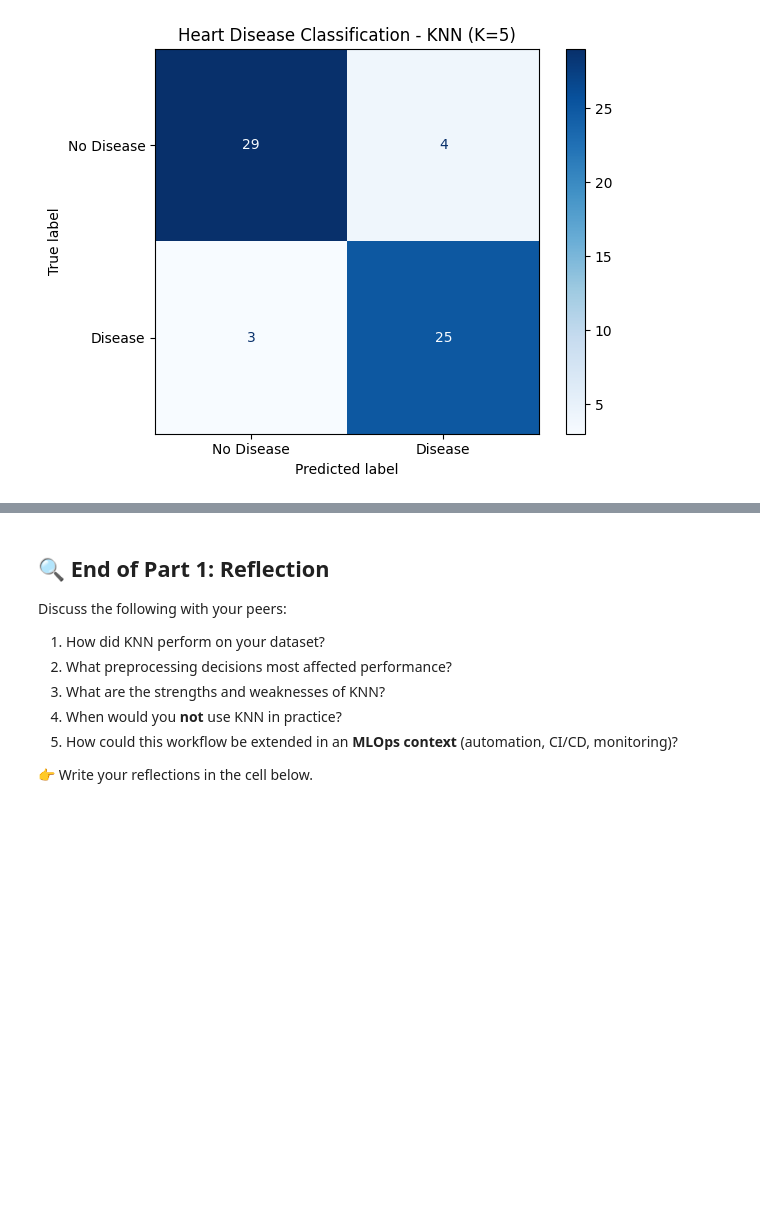
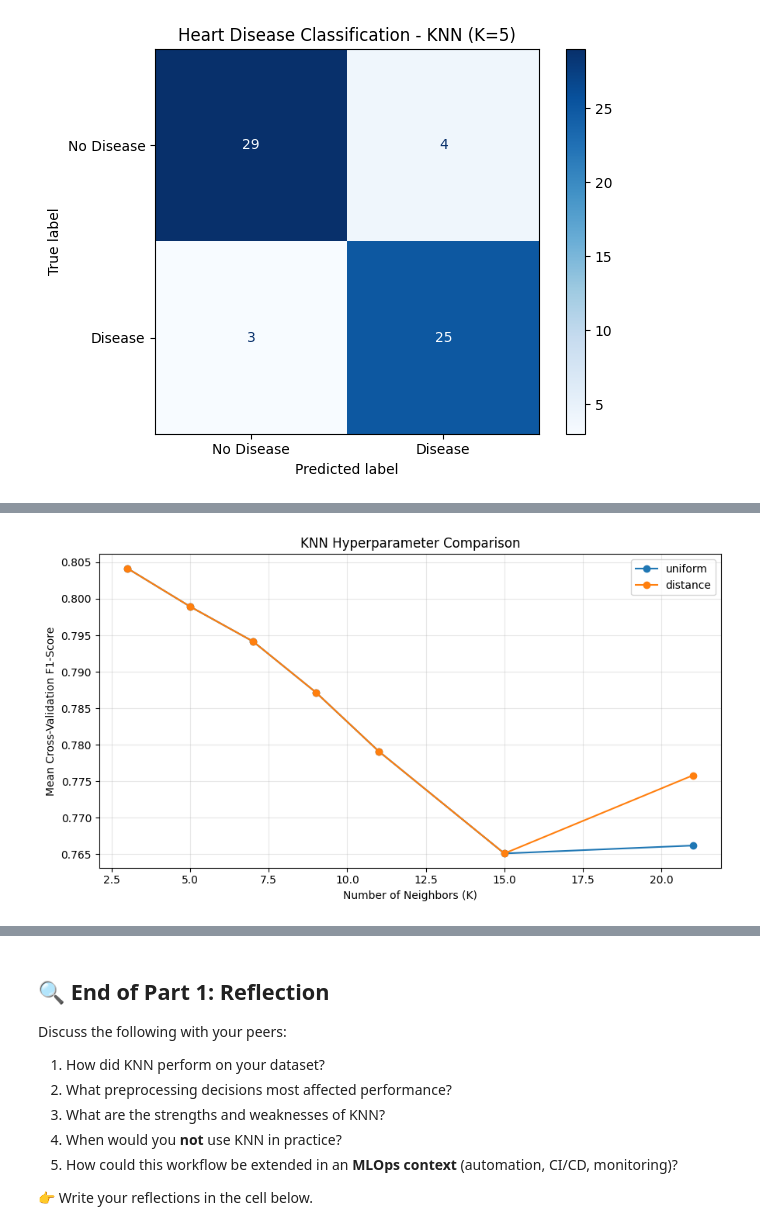
Before and after one commit to UbaidUllah777/KNearestNeighbors_Workshop, a Jupyter notebook: KNN_Workshop_Solution.ipynb.ipynb, the cells around one changed output, grey strips where cells are left out. Drawn from its saved outputs; the diff is of its cells as text; code cells hidden in the pictures; blank space fills up the shorter version.

```diff
--- a/KNN_Workshop_Solution.ipynb.ipynb
+++ b/KNN_Workshop_Solution.ipynb.ipynb
@@ -660,0 +1246,77 @@ The final interpretation will be based on the measured evaluation results.
+# %%
+import pandas as pd
+import matplotlib.pyplot as plt
+
+from sklearn.base import clone
+from sklearn.model_selection import GridSearchCV, StratifiedKFold
+
+# Define stratified cross-validation
+cv_strategy = StratifiedKFold(
+    n_splits=5,
+    shuffle=True,
+    random_state=42
+)
+
+# Define hyperparameter combinations
+param_grid = {
+    "classifier__n_neighbors": [3, 5, 7, 9, 11, 15, 21],
+    "classifier__weights": ["uniform", "distance"]
+}
+
+# Perform hyperparameter tuning
+knn_grid_search = GridSearchCV(
+    estimator=clone(heart_knn.pipeline),
+    param_grid=param_grid,
+    scoring="f1",
+    cv=cv_strategy,
+    n_jobs=-1,
+    refit=True
+)
+
+# Train using training data only
+knn_grid_search.fit(heart_X_train, heart_y_train)
+
+print("Best Hyperparameters:")
+print(knn_grid_search.best_params_)
+
+print("\nBest Cross-Validation F1-Score:")
+print(round(knn_grid_search.best_score_, 4))
+
+# Display tuning results
+cv_results = pd.DataFrame(knn_grid_search.cv_results_)
+
+display(
+    cv_results[
+        [
+            "param_classifier__n_neighbors",
+            "param_classifier__weights",
+            "mean_test_score",
+            "std_test_score",
+            "rank_test_score"
+        ]
+    ].sort_values("rank_test_score")
+)
+
+# Visualize performance for different K values
+plt.figure(figsize=(9, 5))
+
+for weighting in ["uniform", "distance"]:
+    subset = cv_results[
+        cv_results["param_classifier__weights"] == weighting
+    ].sort_values("param_classifier__n_neighbors")
+
+    plt.plot(
+        subset["param_classifier__n_neighbors"].astype(int),
+        subset["mean_test_score"],
+        marker="o",
+        label=weighting
+    )
+
+plt.xlabel("Number of Neighbors (K)")
+plt.ylabel("Mean Cross-Validation F1-Score")
+plt.title("KNN Hyperparameter Comparison")
+plt.legend()
+plt.grid(alpha=0.3)
+plt.tight_layout()
+plt.show()
+# %% [output]
@@ -660,0 +1343 @@ The final interpretation will be based on the measured evaluation results.
+[figure, added]
```
Also changed, not shown: parts of 36 cells of this notebook, 14 other files.
